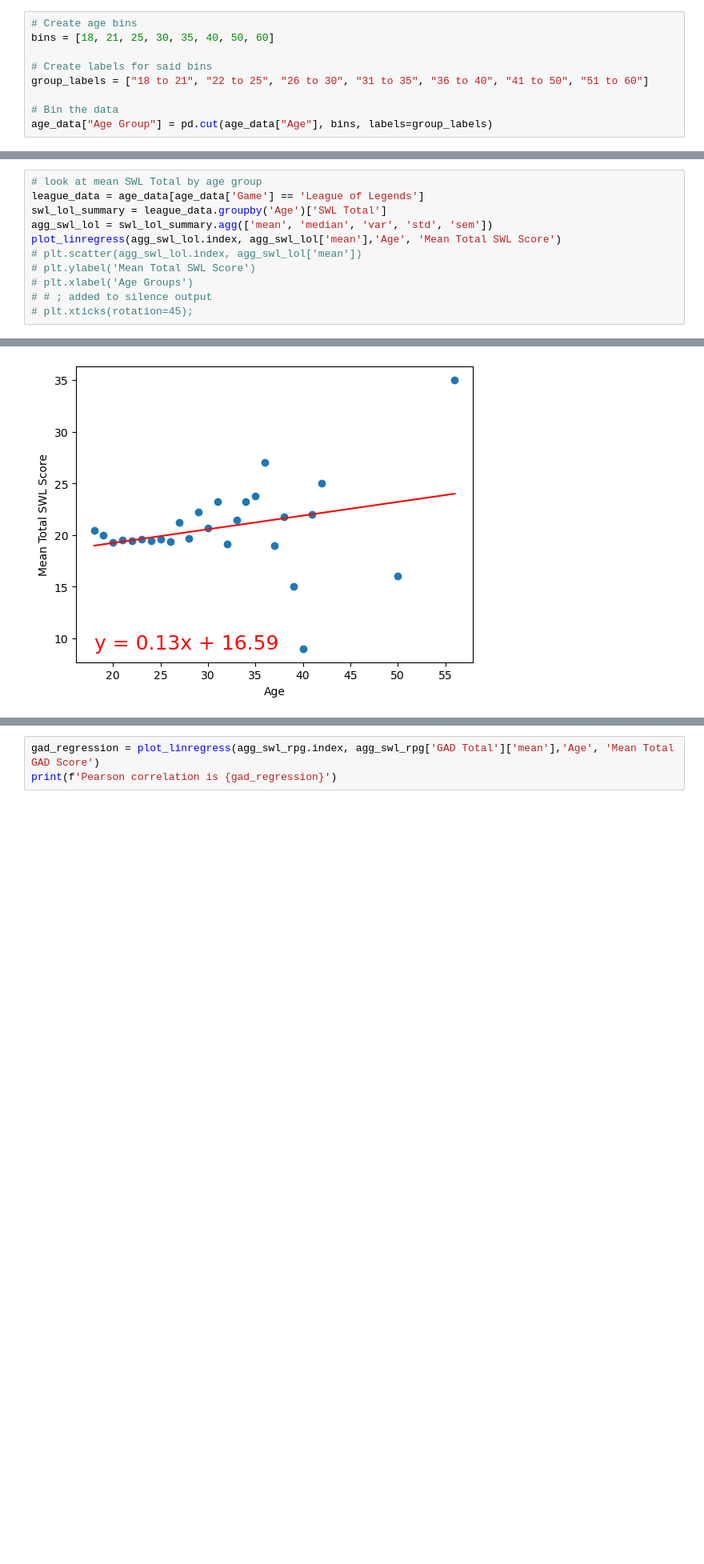
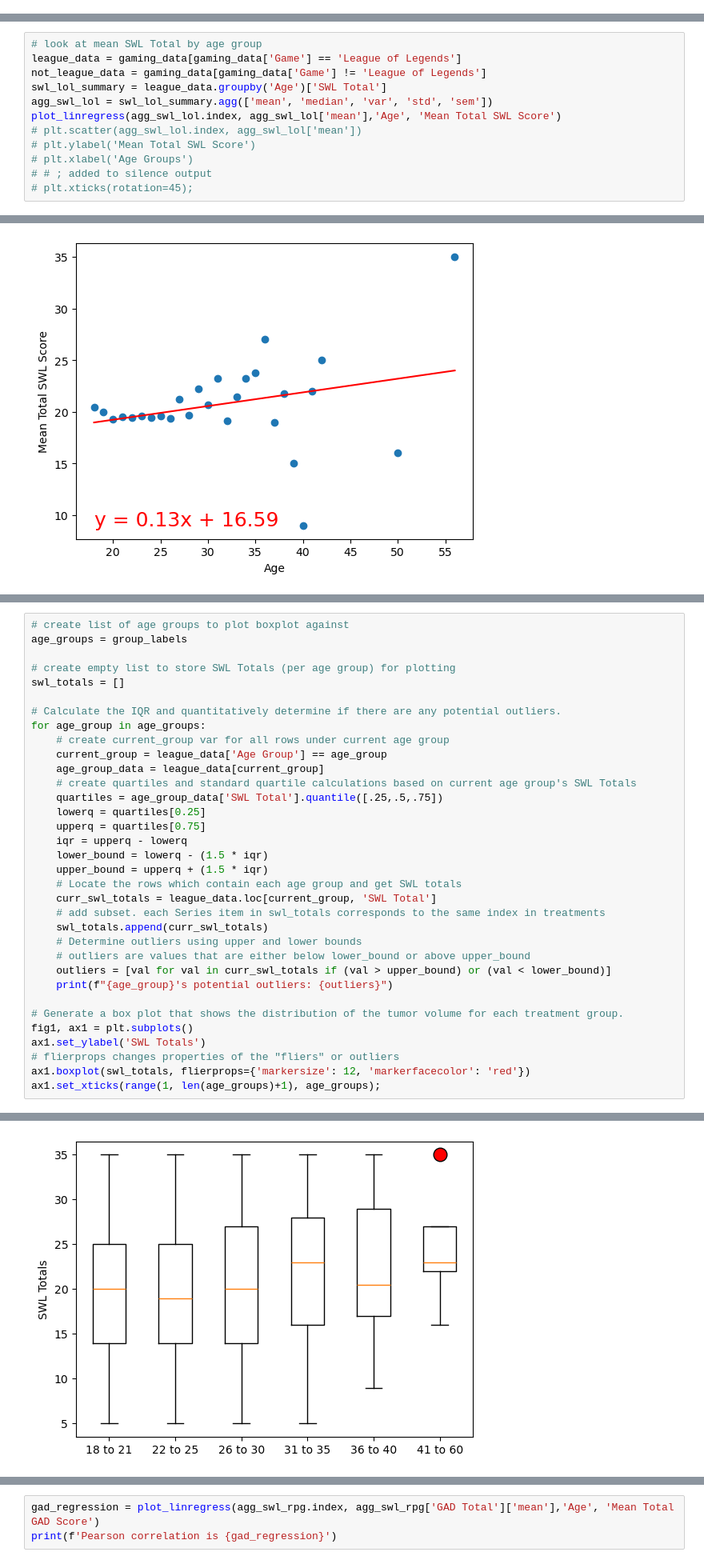
Before and after one commit to ComfyKoala/Project_1_Group_1, a Jupyter notebook: nikkos_analysis/nikkos_analysis.ipynb, the cells around one changed output, grey strips where cells are left out. Shown at 80% size. Drawn from its saved outputs; the diff is of its cells as text; blank space fills up the shorter version.

Commit message:
Added boxplot and ANOVA test for League stats

```diff
--- a/nikkos_analysis/nikkos_analysis.ipynb
+++ b/nikkos_analysis/nikkos_analysis.ipynb
@@ -91,9 +137,0 @@ for index, row in age_data.iterrows():
-# %%
-# Create age bins
-bins = [18, 21, 25, 30, 35, 40, 50, 60]
-
-# Create labels for said bins
-group_labels = ["18 to 21", "22 to 25", "26 to 30", "31 to 35", "36 to 40", "41 to 50", "51 to 60"]
-
-# Bin the data
-age_data["Age Group"] = pd.cut(age_data["Age"], bins, labels=group_labels)
@@ -149,6 +141,7 @@ plt.tight_layout()
 # %%
 # look at mean SWL Total by age group
-league_data = age_data[age_data['Game'] == 'League of Legends']
+league_data = gaming_data[gaming_data['Game'] == 'League of Legends']
+not_league_data = gaming_data[gaming_data['Game'] != 'League of Legends']
 swl_lol_summary = league_data.groupby('Age')['SWL Total']
 agg_swl_lol = swl_lol_summary.agg(['mean', 'median', 'var', 'std', 'sem'])
 plot_linregress(agg_swl_lol.index, agg_swl_lol['mean'],'Age', 'Mean Total SWL Score')
@@ -162,0 +162,35 @@ plot_linregress(agg_swl_lol.index, agg_swl_lol['mean'],'Age', 'Mean Total SWL Sc
+# %%
+# create list of age groups to plot boxplot against
+age_groups = group_labels
+
+# create empty list to store SWL Totals (per age group) for plotting
+swl_totals = []
+
+# Calculate the IQR and quantitatively determine if there are any potential outliers.
+for age_group in age_groups:
+    # create current_group var for all rows under current age group
+    current_group = league_data['Age Group'] == age_group
+    age_group_data = league_data[current_group]
+    # create quartiles and standard quartile calculations based on current age group's SWL Totals
+    quartiles = age_group_data['SWL Total'].quantile([.25,.5,.75])
+    lowerq = quartiles[0.25]
+    upperq = quartiles[0.75]
+    iqr = upperq - lowerq
+    lower_bound = lowerq - (1.5 * iqr)
+    upper_bound = upperq + (1.5 * iqr)
+    # Locate the rows which contain each age group and get SWL totals
+    curr_swl_totals = league_data.loc[current_group, 'SWL Total']
+    # add subset. each Series item in swl_totals corresponds to the same index in treatments
+    swl_totals.append(curr_swl_totals)
+    # Determine outliers using upper and lower bounds
+    # outliers are values that are either below lower_bound or above upper_bound
+    outliers = [val for val in curr_swl_totals if (val > upper_bound) or (val < lower_bound)]
+    print(f"{age_group}'s potential outliers: {outliers}")
+
+# Generate a box plot that shows the distribution of the tumor volume for each treatment group.
+fig1, ax1 = plt.subplots()
+ax1.set_ylabel('SWL Totals')
+# flierprops changes properties of the "fliers" or outliers
+ax1.boxplot(swl_totals, flierprops={'markersize': 12, 'markerfacecolor': 'red'})
+ax1.set_xticks(range(1, len(age_groups)+1), age_groups);
+# %% [output]
@@ -162,0 +203 @@ plot_linregress(agg_swl_lol.index, agg_swl_lol['mean'],'Age', 'Mean Total SWL Sc
+[figure, added]
```
Also changed, not shown: parts of 24 cells of this notebook.
